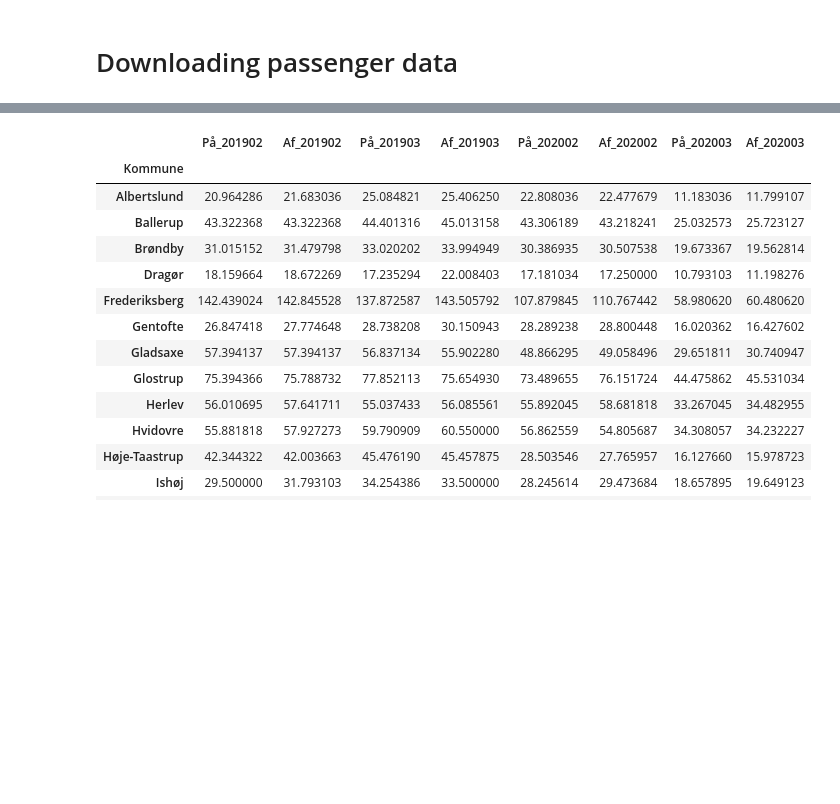
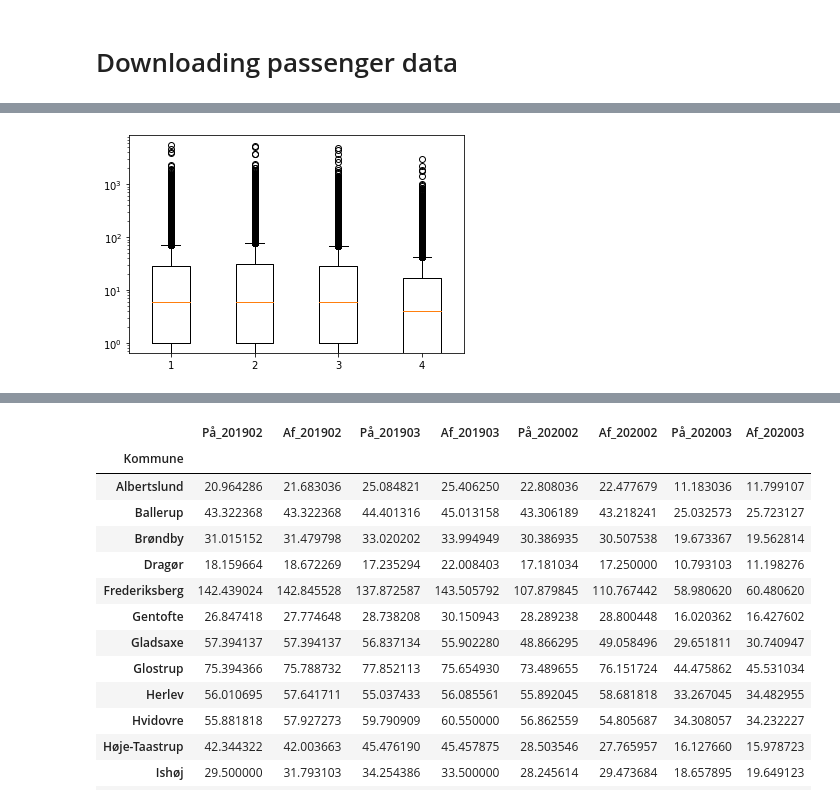
Before and after one commit to TueLindhart/Transport_vs_covid19, a Jupyter notebook: Code/n_passengers_bar_plotting.ipynb, the cells around one changed output, grey strips where cells are left out. Cells and saved outputs as stored; diff of their text form; code cells hidden in the pictures; blank space fills up the shorter version.

```diff
--- a/Code/n_passengers_bar_plotting.ipynb
+++ b/Code/n_passengers_bar_plotting.ipynb
@@ -60,0 +99,5 @@ dtype: int64
+# %%
+plt.boxplot([df_201902.På_201902,df_201903.På_201903,df_202002.På_202002,df_202003.På_202003])
+plt.yscale("log")
+# %% [output]
+[figure, added]
```
Also changed, not shown: parts of 17 cells of this notebook, 35 other files.
